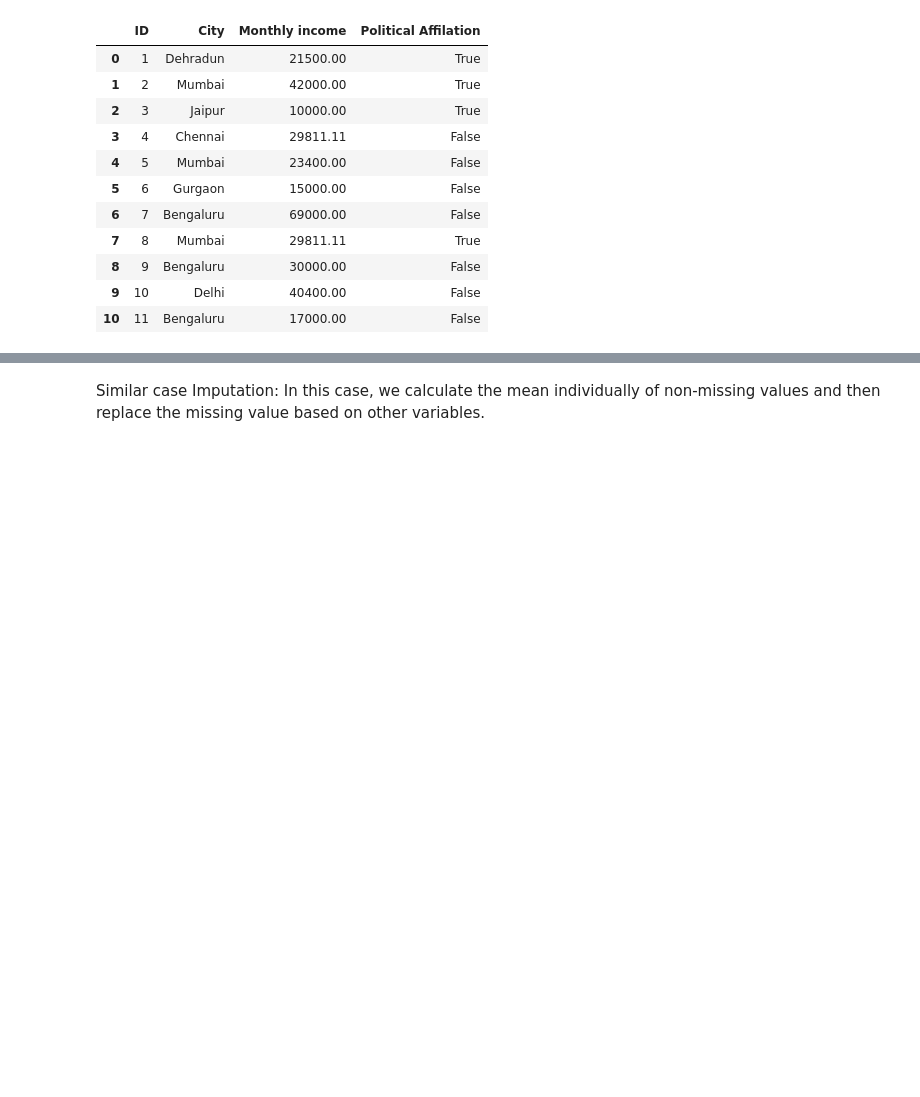
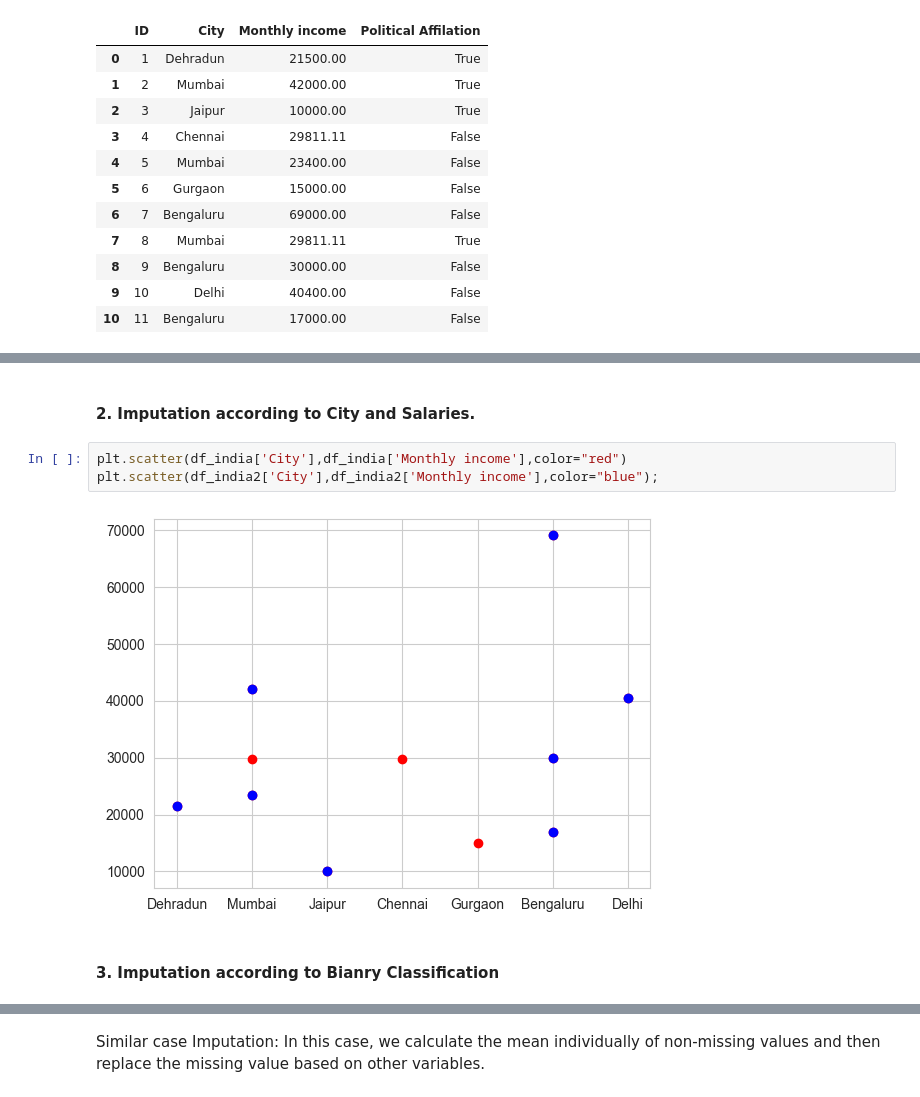
Before and after one commit to AnalyticalHarry/FutureAndOption, a Jupyter notebook: 2.Machine Learning 2 - Generalise Imputation, Imputation with linear regression, KNN Imputation and polynomial regression Model.ipynb, the cells around one changed output, grey strips where cells are left out. Drawn from its saved outputs; the diff is of its cells as text; blank space fills up the shorter version.

```diff
--- a/2.Machine Learning 2 - Generalise Imputation, Imputation with linear regression, KNN Imputation and polynomial regression Model.ipynb
+++ b/2.Machine Learning 2 - Generalise Imputation, Imputation with linear regression, KNN Imputation and polynomial regression Model.ipynb
@@ -201,0 +239,9 @@ df_india
+# %% [markdown]
+#### 2. Imputation according to City and Salaries.
+# %%
+plt.scatter(df_india['City'],df_india['Monthly income'],color="red")
+plt.scatter(df_india2['City'],df_india2['Monthly income'],color="blue");
+# %% [output]
+[figure, added]
+# %% [markdown]
+#### 3. Imputation according to Bianry Classification
```
Also changed, not shown: parts of 72 cells of this notebook.
